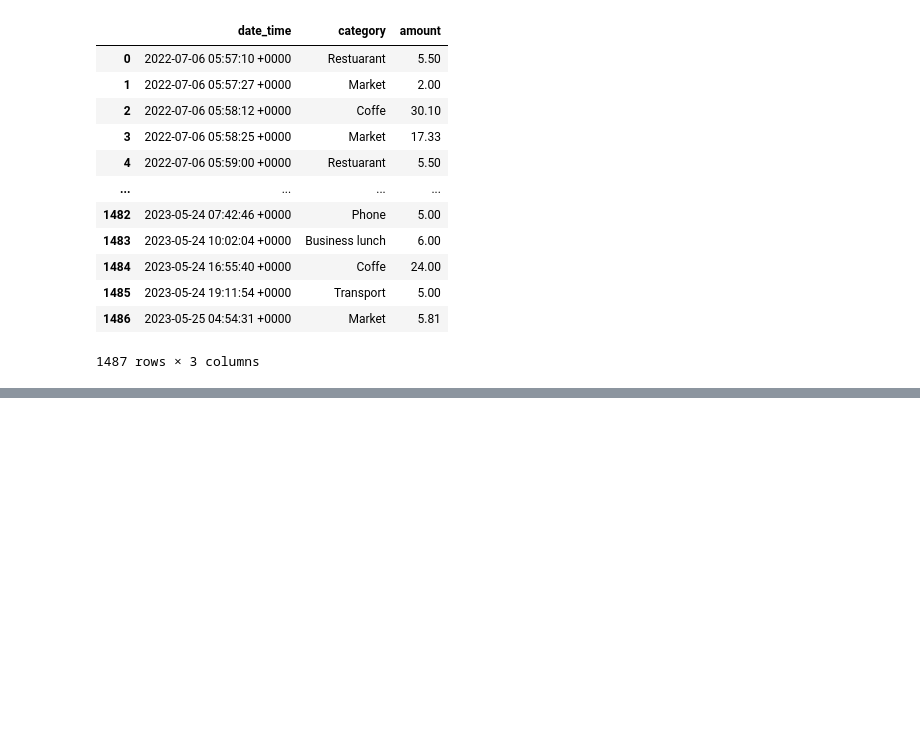
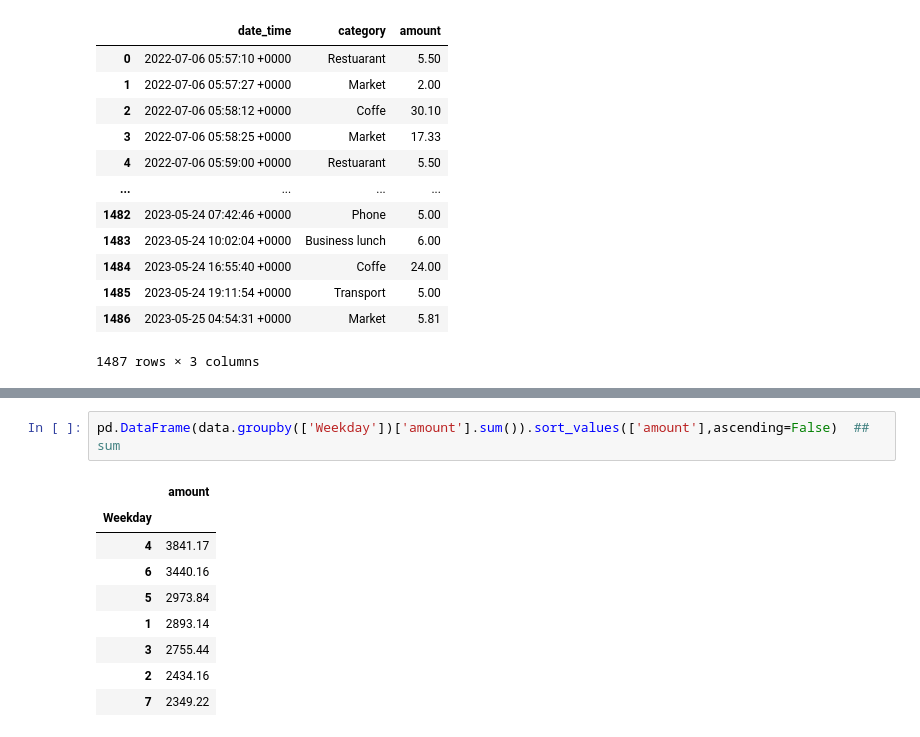
Before and after one commit to Ismat-Samadov/Budget_Prediction, a Jupyter notebook: Budget.ipynb, the cells around one changed output, grey strips where cells are left out. Saved outputs shown, nothing was run; the diff lists cells and outputs as text; blank space fills up the shorter version.

```diff
--- a/Budget.ipynb
+++ b/Budget.ipynb
@@ -92,0 +117,12 @@ sns.countplot(data['Weekday'])
+# %%
+pd.DataFrame(data.groupby(['Weekday'])['amount'].sum()).sort_values(['amount'],ascending=False)  ## sum
+# %% [output]
+|  | amount |
+| Weekday |  |
+| 4 | 3841.17 |
+| 6 | 3440.16 |
+| 5 | 2973.84 |
+| 1 | 2893.14 |
+| 3 | 2755.44 |
+| 2 | 2434.16 |
+| 7 | 2349.22 |
```
Also changed, not shown: parts of 14 cells of this notebook.
